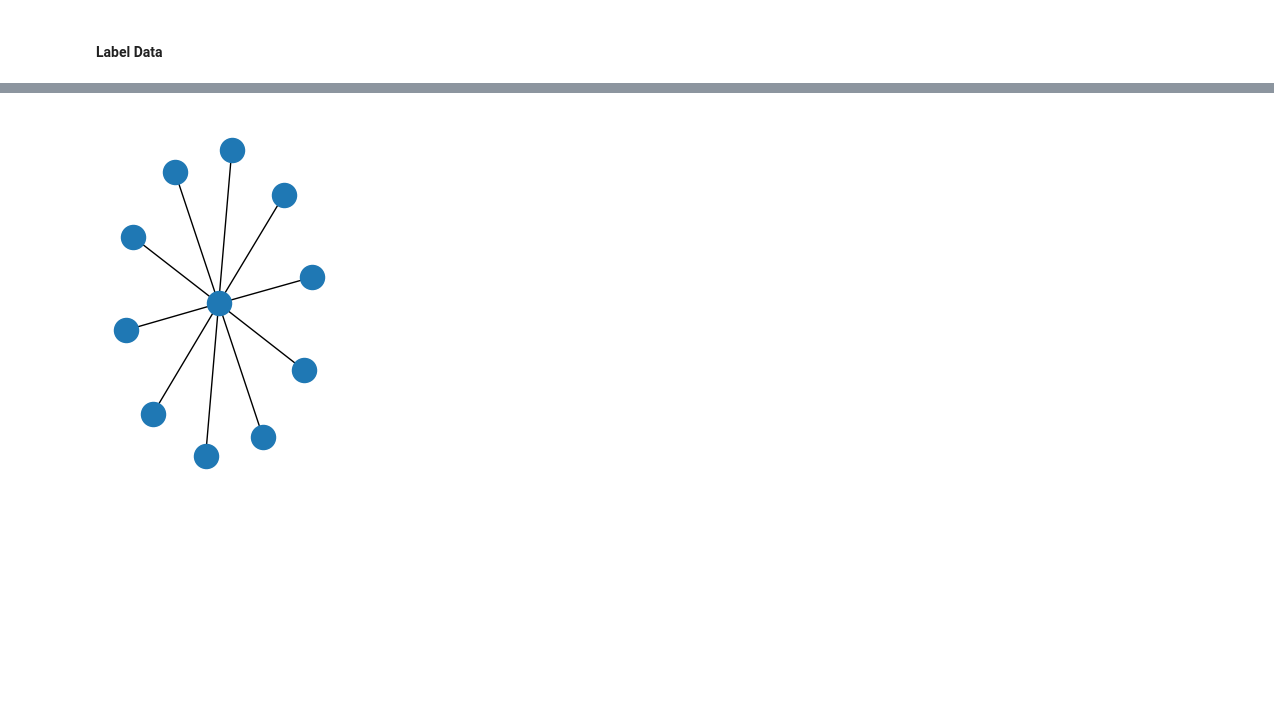
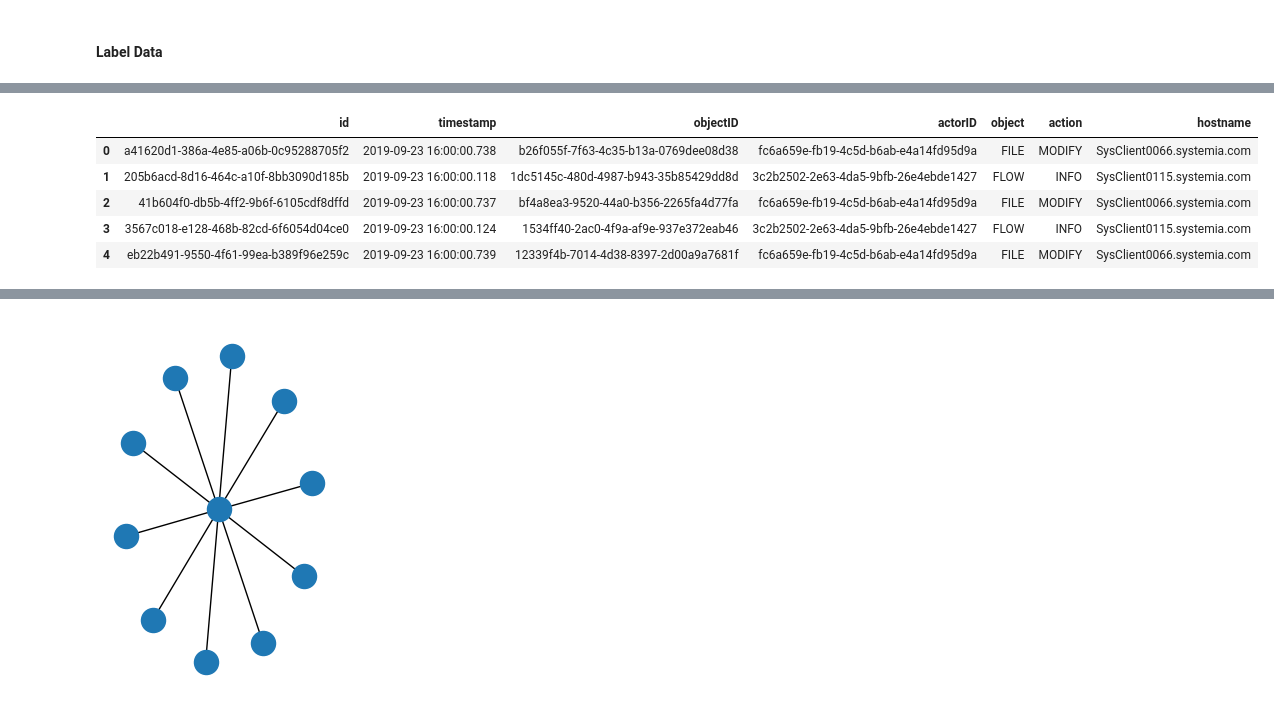
Before and after one commit to MBrend15/Public_Project_Repo, a Jupyter notebook: FinalEDA.ipynb, the cells around one changed output, grey strips where cells are left out. Saved outputs shown, nothing was run; the diff lists cells and outputs as text; code cells hidden in the pictures; blank space fills up the shorter version.

```diff
--- a/FinalEDA.ipynb
+++ b/FinalEDA.ipynb
@@ -470,3 +434,12 @@ df_labels = readCheckpoint('labels', env, size)
+# %%
+df_ecar.limit(5).toPandas()
+# %% [output]
+|  | id | timestamp | objectID | actorID | object | action | hostname |
+| 0 | a41620d1-386a-4e85-a06b-0c95288705f2 | 2019-09-23 16:00:00.738 | b26f055f-7f63-4c35-b13a-0769dee08d38 | fc6a659e-fb19-4c5d-b6ab-e4a14fd95d9a | FILE | MODIFY | SysClient0066.systemia.com |
+| 1 | 205b6acd-8d16-464c-a10f-8bb3090d185b | 2019-09-23 16:00:00.118 | 1dc5145c-480d-4987-b943-35b85429dd8d | 3c2b2502-2e63-4da5-9bfb-26e4ebde1427 | FLOW | INFO | SysClient0115.systemia.com |
+| 2 | 41b604f0-db5b-4ff2-9b6f-6105cdf8dffd | 2019-09-23 16:00:00.737 | bf4a8ea3-9520-44a0-b356-2265fa4d77fa | fc6a659e-fb19-4c5d-b6ab-e4a14fd95d9a | FILE | MODIFY | SysClient0066.systemia.com |
+| 3 | 3567c018-e128-468b-82cd-6f6054d04ce0 | 2019-09-23 16:00:00.124 | 1534ff40-2ac0-4f9a-af9e-937e372eab46 | 3c2b2502-2e63-4da5-9bfb-26e4ebde1427 | FLOW | INFO | SysClient0115.systemia.com |
+| 4 | eb22b491-9550-4f61-99ea-b389f96e259c | 2019-09-23 16:00:00.739 | 12339f4b-7014-4d38-8397-2d00a9a7681f | fc6a659e-fb19-4c5d-b6ab-e4a14fd95d9a | FILE | MODIFY | SysClient0066.systemia.com |
 # %%
 df_labels.limit(5).toPandas()
 # %% [output]
```
Also changed, not shown: parts of 12 cells of this notebook, 1 other file.
